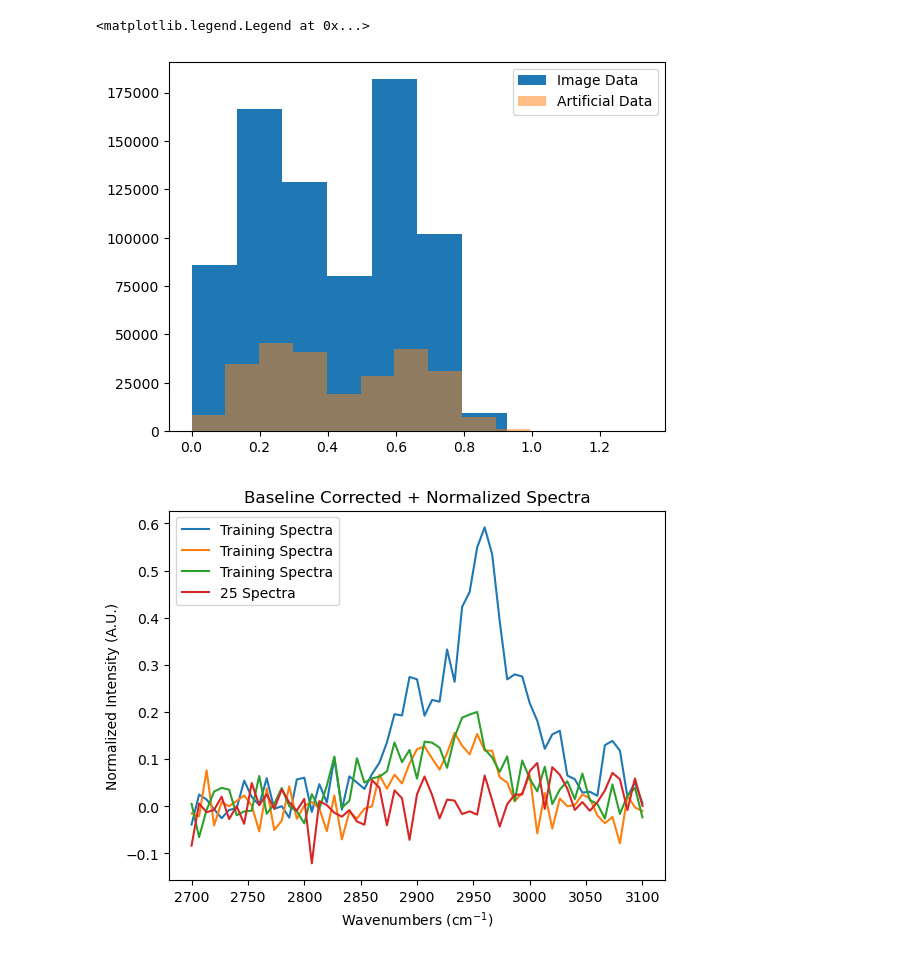
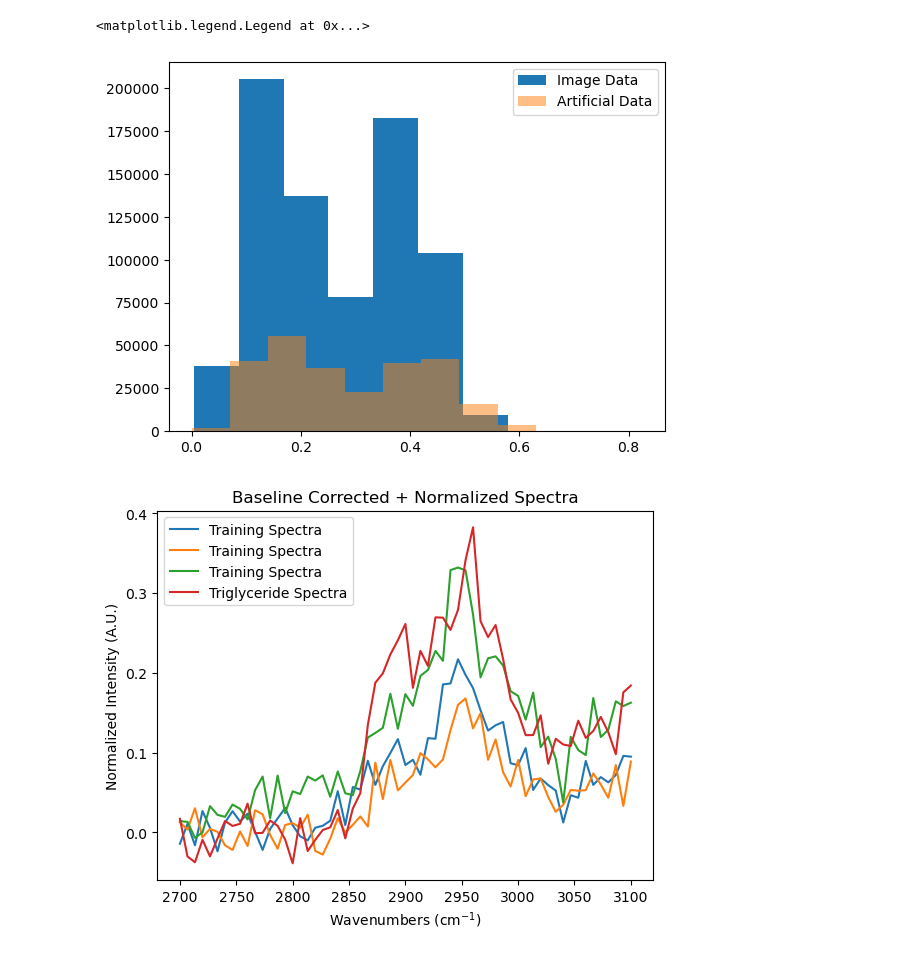
Before and after one commit to jvillazon/hsi_machine_learning, a Jupyter notebook: ML/RF_training.ipynb, the cells around one changed output. Saved outputs shown, nothing was run; the diff lists cells and outputs as text; code cells hidden in the pictures.

```diff
--- a/ML/RF_training.ipynb
+++ b/ML/RF_training.ipynb
@@ -40,34 +40,39 @@ X = np.reshape(np.transpose(X_data, (1, 0, 2)), (X_data.shape[0] * X_data.shape[
 
 
 ## Process both datasets
-preprocessing = unsupervised_scripts.preprocessing(wavenum_1, wavenum_2, num_samp, ch_start, background_df)
-X_norm  = preprocessing.spectral_standardization(np.flip(X,axis=1))
-image_norm = preprocessing.spectral_standardization(image_vec, br_shift=shift)
+# preprocessing = unsupervised_scripts.preprocessing(wavenum_1, wavenum_2, num_samp, ch_start, background_df)
+# X_norm  = preprocessing.spectral_standardization(np.flip(X,axis=1))
+# image_norm = preprocessing.spectral_standardization(image_vec, br_shift=shift)
 # X_norm = processing.normalize(X_norm, max=np.max(image_norm))
 # X_norm = (X_norm.T-np.median(X_norm[:ch_start])).T
+
+image_norm = processing.normalize(image_vec)
+image_norm = (image_norm.T-np.median(image_norm[:,:ch_start])).T
+X_norm = processing.normalize(np.flip(X,axis=1), max=np.max(image_norm))
+X_norm = (X_norm.T-np.median(X_norm[:,:ch_start])).T
 # %%
 plt.hist(np.max(image_norm,axis=1)-image_norm[:,0], label='Image Data')
 plt.hist(np.max(X_norm, axis=1)-X_norm[:,0],alpha=0.5, label='Artificial Data')
 plt.legend()
 # %% [output]
 <matplotlib.legend.Legend at 0x...>
-[figure, old version]
+[figure, new version]
 # %%
 ## Visualize random spectra for validation of preprocessing
 
 wavenumbers = np.linspace(wavenum_1, wavenum_2, num_samp)
 indeces = [random.randint(0, image_norm.shape[0] - 1), random.randint(0, image_norm.shape[0] - 1),
                random.randint(0, image_norm.shape[0] - 1)]
 plt.plot(wavenumbers, image_norm[indeces].T, label='Training Spectra')
 rand_idx = np.random.randint(0, X_norm.shape[0])
-plt.plot(wavenumbers, X_norm[rand_idx].T, label=f'{Y[rand_idx]} Spectra')
+plt.plot(wavenumbers, X_norm[rand_idx].T, label=f'{mol_names[Y[rand_idx]]} Spectra')
 plt.legend()
 plt.title('Baseline Corrected + Normalized Spectra')
 plt.xlabel('Wavenumbers (cm$^{-1}$)')
 plt.ylabel('Normalized Intensity (A.U.)')
 plt.show()
 # %% [output]
-[figure, old version]
+[figure, new version]
 # %%
 ## No smoothing (OPTIONAL)
 x = image_norm
```
Also changed, not shown: parts of 2 cells of this notebook, 6 other files.
